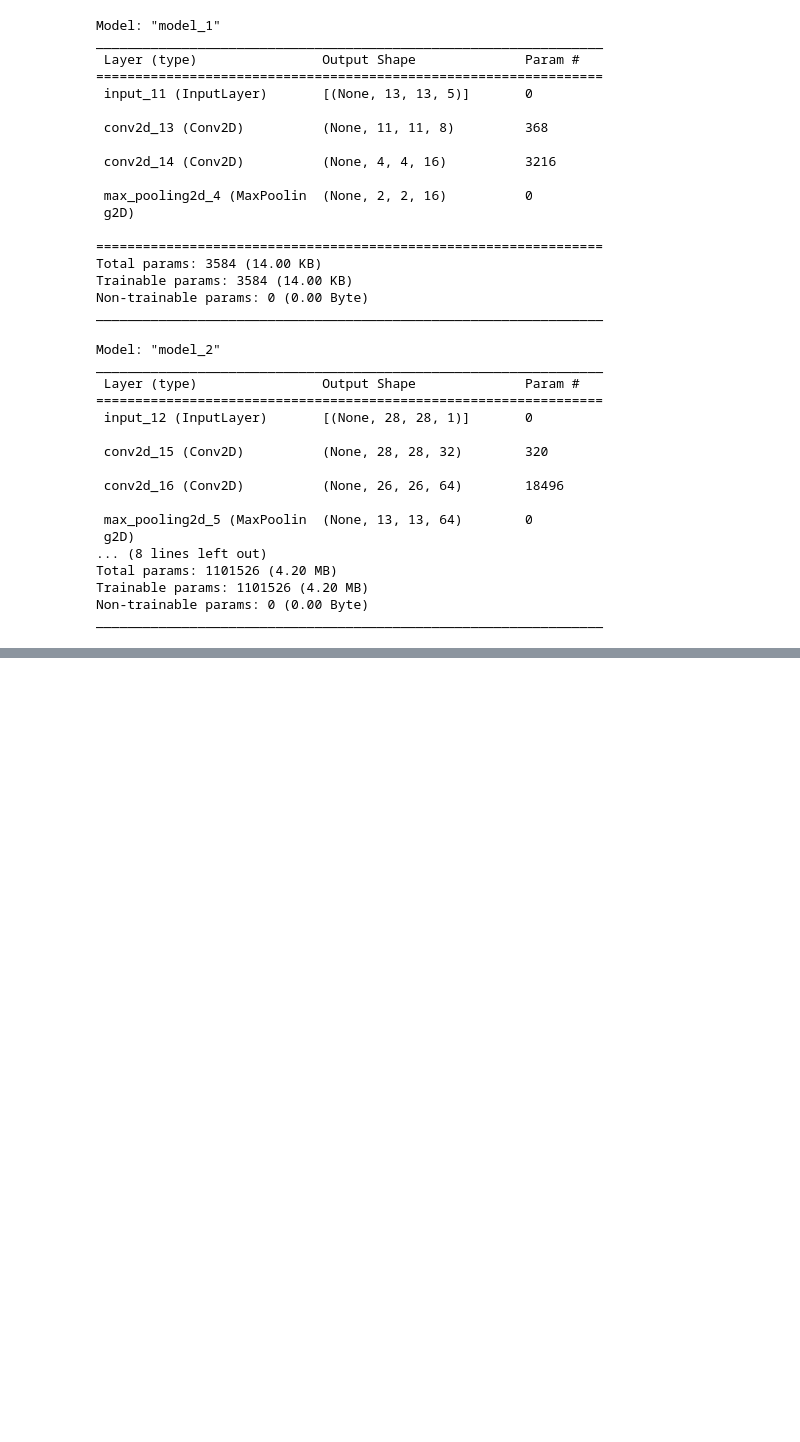
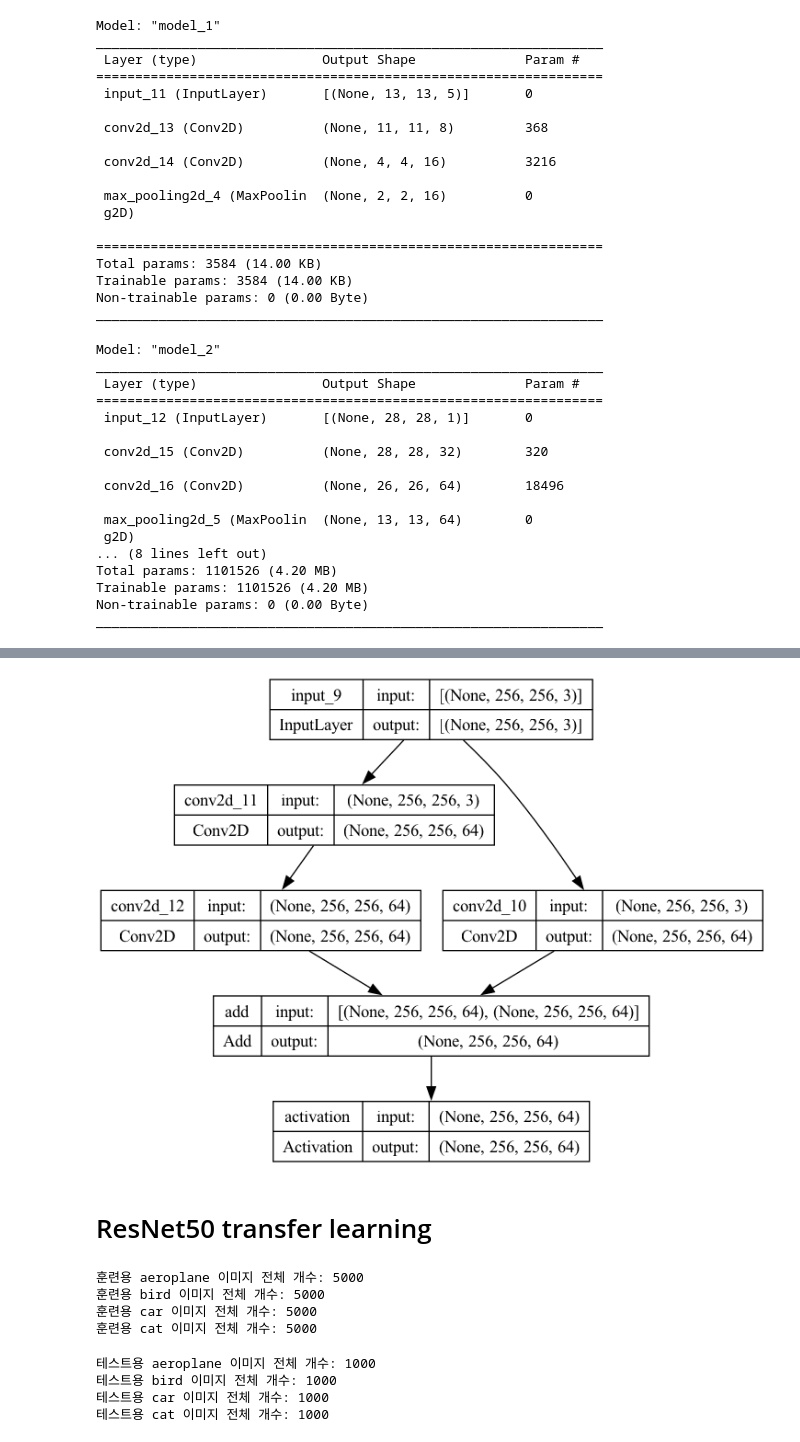
Before and after one commit to gyjong/aiffel_campus, a Jupyter notebook: quest_0312/0312_CNN.ipynb, the cells around one changed output, grey strips where cells are left out. Drawn from its saved outputs; the diff is of its cells as text; code cells hidden in the pictures; blank space fills up the shorter version.

```diff
--- a/quest_0312/0312_CNN.ipynb
+++ b/quest_0312/0312_CNN.ipynb
@@ -206,0 +339,20 @@ _________________________________________________________________
+# %%
+def residual_module(input_layer, n_filters):
+	merge_input = input_layer
+
+# if문에서는 채널 사이즈가 동일한지 확인하고, 만일 동일하지 않다면 1x1 convolution을 통해서 채널 사이즈를 맞춰 준다.
+	if input_layer.shape[-1] != n_filters:
+		merge_input = keras.layers.Conv2D(n_filters, (1,1), padding='same', activation='relu')(input_layer) # n_filter로 채널 사이즈를 맞춰 준다.
+	# Conv2D layer
+	conv1 = keras.layers.Conv2D(n_filters, (3,3), padding='same', activation='relu')(input_layer)
+	# Conv2D layer
+	conv2 = keras.layers.Conv2D(n_filters, (3,3), padding='same', activation='linear')(conv1)
+
+  # Add를 통해서 skip connection을 구현하는 부분
+	out_layer = keras.layers.Add()([conv2, merge_input])
+	out_layer = keras.layers.Activation('relu')(out_layer)
+
+	return out_layer
+# %%
+input = keras.layers.Input(shape=(256, 256, 3))
+residual_out = residual_module(input, 64)
@@ -206,0 +363,3 @@ _________________________________________________________________
+# %%
+model = keras.models.Model(inputs=input, outputs=residual_out)
+model.summary()
@@ -206,0 +384,6 @@ _________________________________________________________________
+# %%
+plot_model(model, show_shapes=True, to_file='residual_module.png')
+# %% [output]
+[figure, added]
+# %% [markdown]
+# ResNet50 transfer learning
@@ -206,0 +407,22 @@ _________________________________________________________________
+# %%
+# 훈련용 데이터셋의 이미지 개수 출력
+print('훈련용 aeroplane 이미지 전체 개수:', len(os.listdir(train_aeroplane_dir)))
+print('훈련용 bird 이미지 전체 개수:', len(os.listdir(train_bird_dir)))
+print('훈련용 car 이미지 전체 개수:', len(os.listdir(train_car_dir)))
+print('훈련용 cat 이미지 전체 개수:', len(os.listdir(train_cat_dir)))
+# %% [output]
+훈련용 aeroplane 이미지 전체 개수: 5000
+훈련용 bird 이미지 전체 개수: 5000
+훈련용 car 이미지 전체 개수: 5000
+훈련용 cat 이미지 전체 개수: 5000
+# %%
+# 테스트 데이터셋의 이미지 개수 출력
+print('테스트용 aeroplane 이미지 전체 개수:', len(os.listdir(test_aeroplane_dir)))
+print('테스트용 bird 이미지 전체 개수:', len(os.listdir(test_bird_dir)))
+print('테스트용 car 이미지 전체 개수:', len(os.listdir(test_car_dir)))
+print('테스트용 cat 이미지 전체 개수:', len(os.listdir(test_cat_dir)))
+# %% [output]
+테스트용 aeroplane 이미지 전체 개수: 1000
+테스트용 bird 이미지 전체 개수: 1000
+테스트용 car 이미지 전체 개수: 1000
+테스트용 cat 이미지 전체 개수: 1000
```
Also changed, not shown: parts of 33 cells of this notebook, 3 other files.
